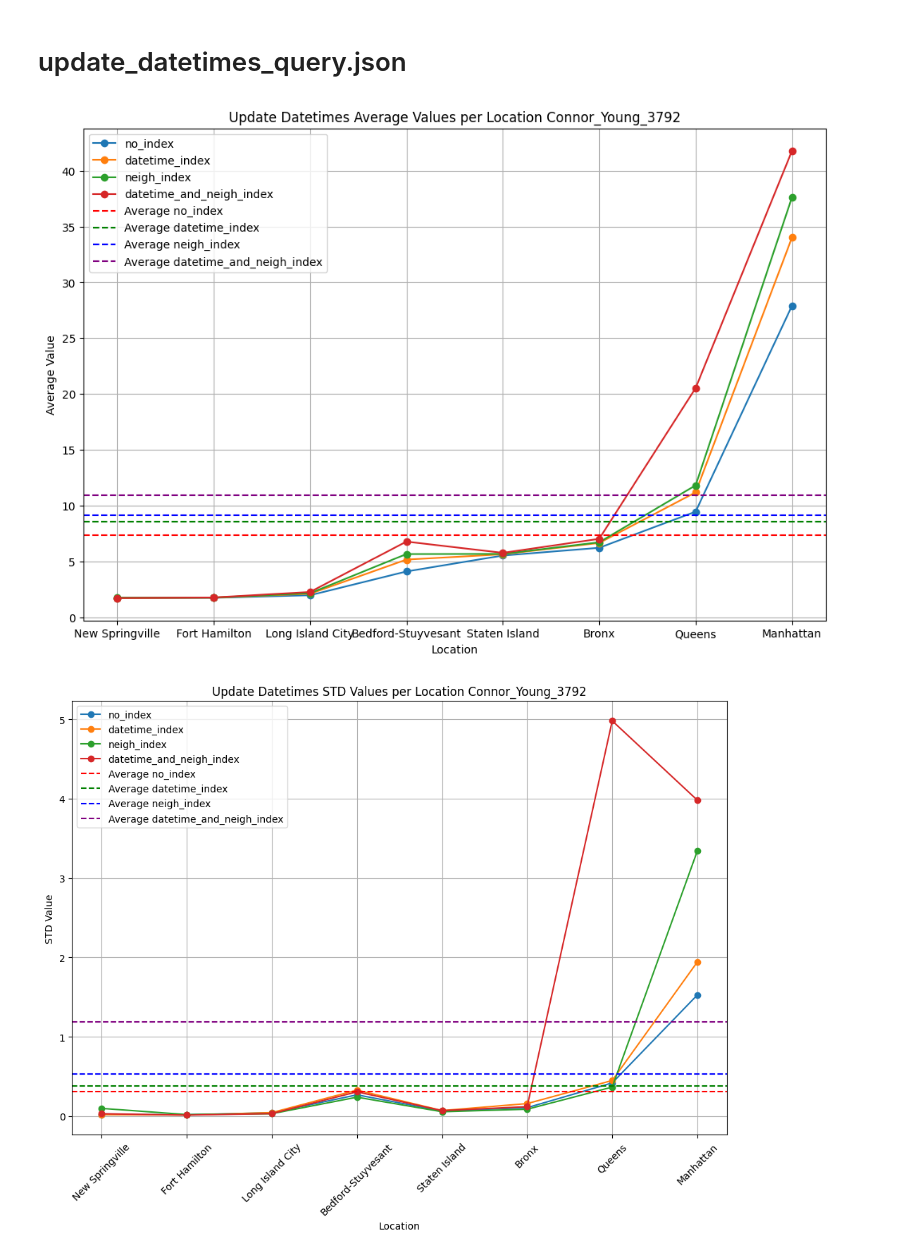
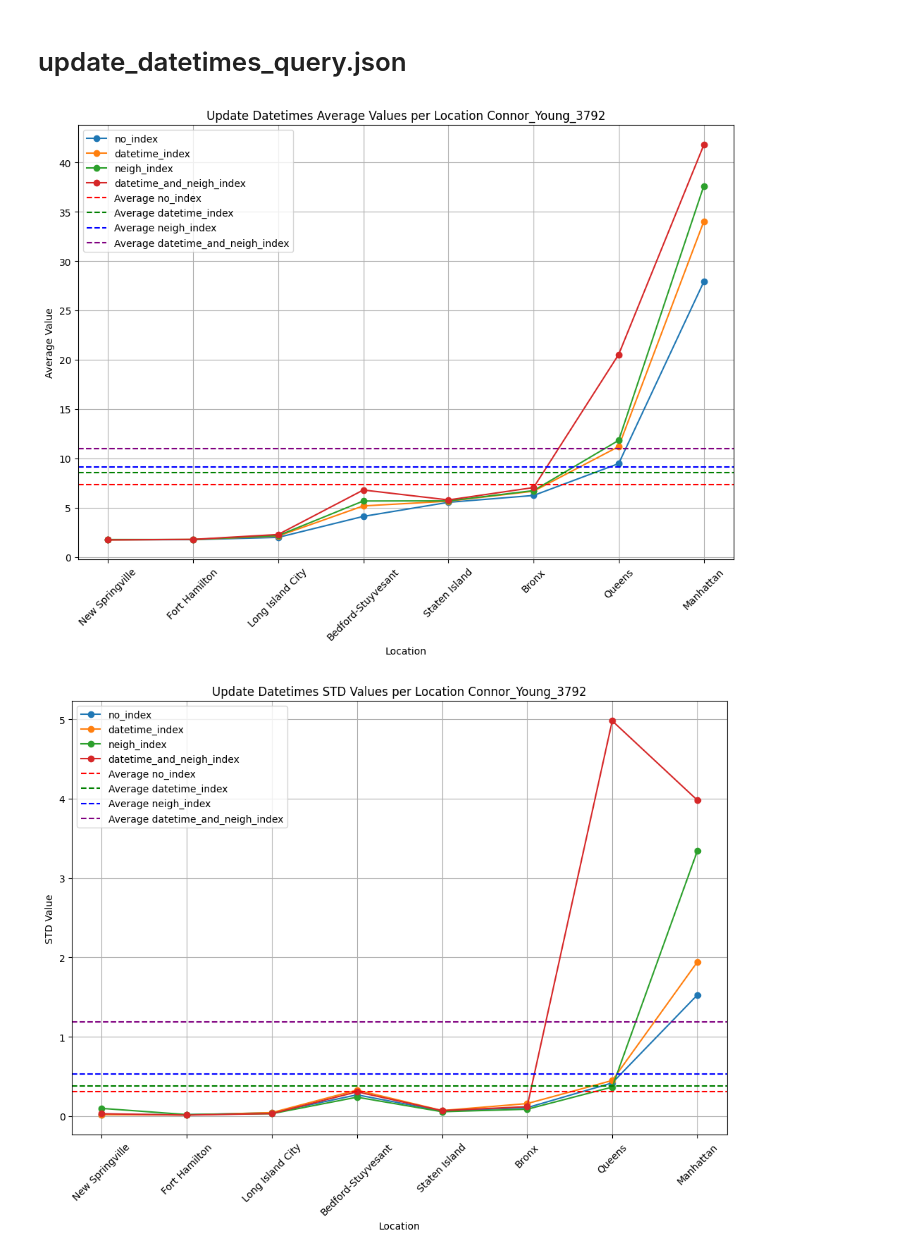
Before and after one commit to CYoung73/ECS-116-Assignment-2, a Jupyter notebook: ECS116_ASSIGN_2_Step_4.ipynb, the cells around one changed output. Drawn from its saved outputs; the diff is of its cells as text; code cells hidden in the pictures.

```diff
--- a/ECS116_ASSIGN_2_Step_4.ipynb
+++ b/ECS116_ASSIGN_2_Step_4.ipynb
@@ -325,34 +325,35 @@ axis_order = ['New Springville', 'Fort Hamilton', 'Long Island City', 'Bedford-S
 # %%
 update_datetimes_avg = extract_value(renamed_data_update_datetimes, 'avg')
 update_datetimes_avg_df = pd.DataFrame(update_datetimes_avg).T
 update_datetimes_avg_df = update_datetimes_avg_df.reindex(axis_order)
 update_datetimes_avg_df.rename(columns = {"__": "no_index",
     "__datetime_in_reviews__": "datetime_index",
     "__neigh_in_listings__": "neigh_index",
     "__neigh_in_listings__datetime_in_reviews__": "datetime_and_neigh_index"}
     , inplace = True)
 
 plt.figure(figsize=(12, 8))
 
 # plot each index data
 for col in update_datetimes_avg_df.columns:
     plt.plot(update_datetimes_avg_df[col], label=col, marker='o')
 
 colors = ['red', 'green', 'blue', 'purple']
 
 # calcualte and plot average lines for ech index across all years
 for i, col in enumerate(update_datetimes_avg_df.columns):
     avg = update_datetimes_avg_df[col].mean()
     plt.axhline(avg, color=colors[i], linestyle='--', label=f'Average {col}')
 
 plt.title('Update Datetimes Average Values per Location Connor_Young_3792')
 plt.xlabel('Location')
+plt.xticks(rotation=45)
 plt.ylabel('Average Value')
 plt.legend()
 plt.grid(True)
 plt.show()
 # %% [output]
-[figure, old version]
+[figure, new version]
 # %%
 update_datetimes_std = extract_value(renamed_data_update_datetimes, 'std')
 update_datetimes_std_df = pd.DataFrame(update_datetimes_std).T
```
